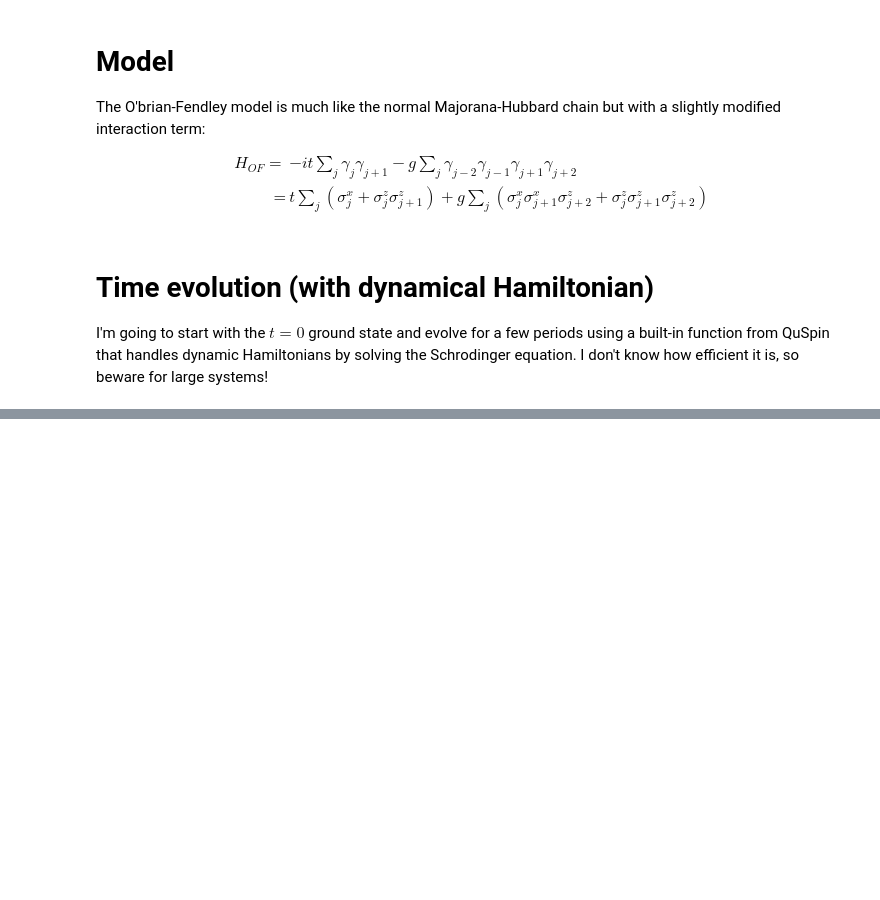
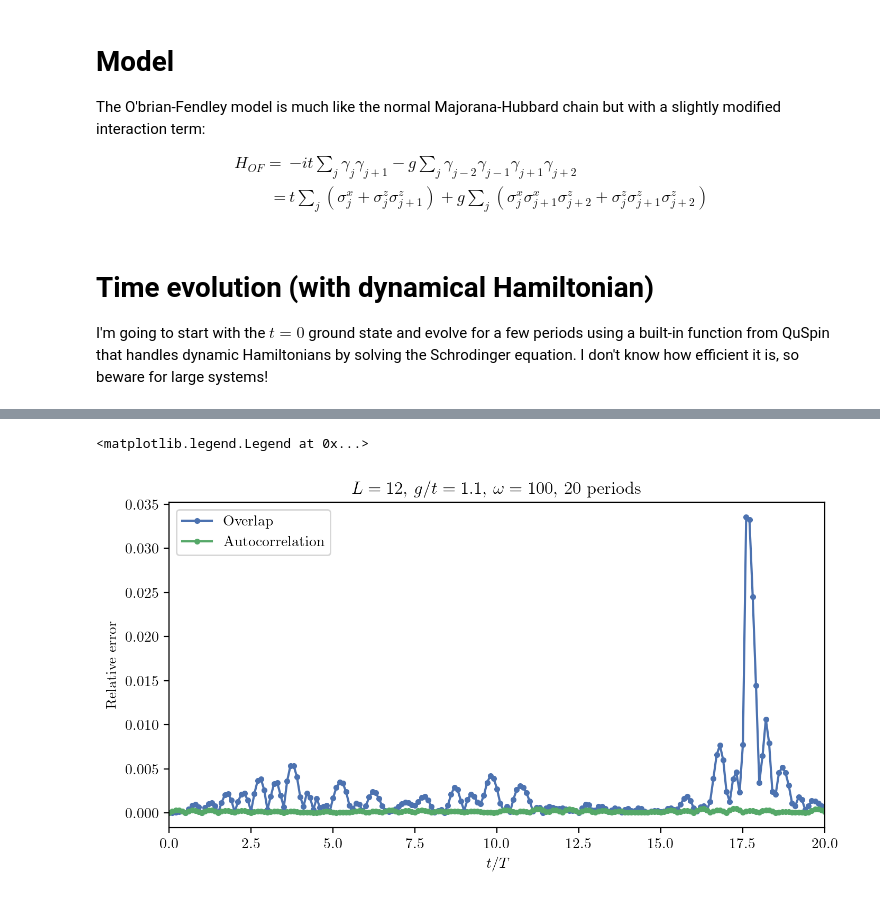
Before and after one commit to wholdhus/majorana_chain_dynamics, a Jupyter notebook: obrian_fendley_ed_periodic_dynamics.ipynb, the cells around one changed output, grey strips where cells are left out. Drawn from its saved outputs; the diff is of its cells as text; code cells hidden in the pictures; blank space fills up the shorter version.

```diff
--- a/obrian_fendley_ed_periodic_dynamics.ipynb
+++ b/obrian_fendley_ed_periodic_dynamics.ipynb
@@ -101,0 +166,14 @@ plt.title(f'$L={L}$, $g/t={g}$, $\omega={omega}$, {periods} periods')
+# %%
+plt.figure(figsize=(8,4), dpi=200)
+plt.plot(times/T, np.abs(np.abs(olaps)**2-od)/(np.abs(olaps)**2), '.-', label="Overlap")
+plt.plot(times/T, np.abs(acd-autoc)/np.abs(acd), '.-', label="Autocorrelation")
+
+
+plt.xlim(0, times[-1]/T)
+plt.xlabel(r'$t/T$')
+plt.ylabel(r'Relative error')
+plt.title(f'$L={L}$, $g/t={g}$, $\omega={omega}$, {periods} periods')
+plt.legend()
+# %% [output]
+<matplotlib.legend.Legend at 0x...>
+[figure, added]
```
Also changed, not shown: parts of 10 cells of this notebook, 7 other files.
